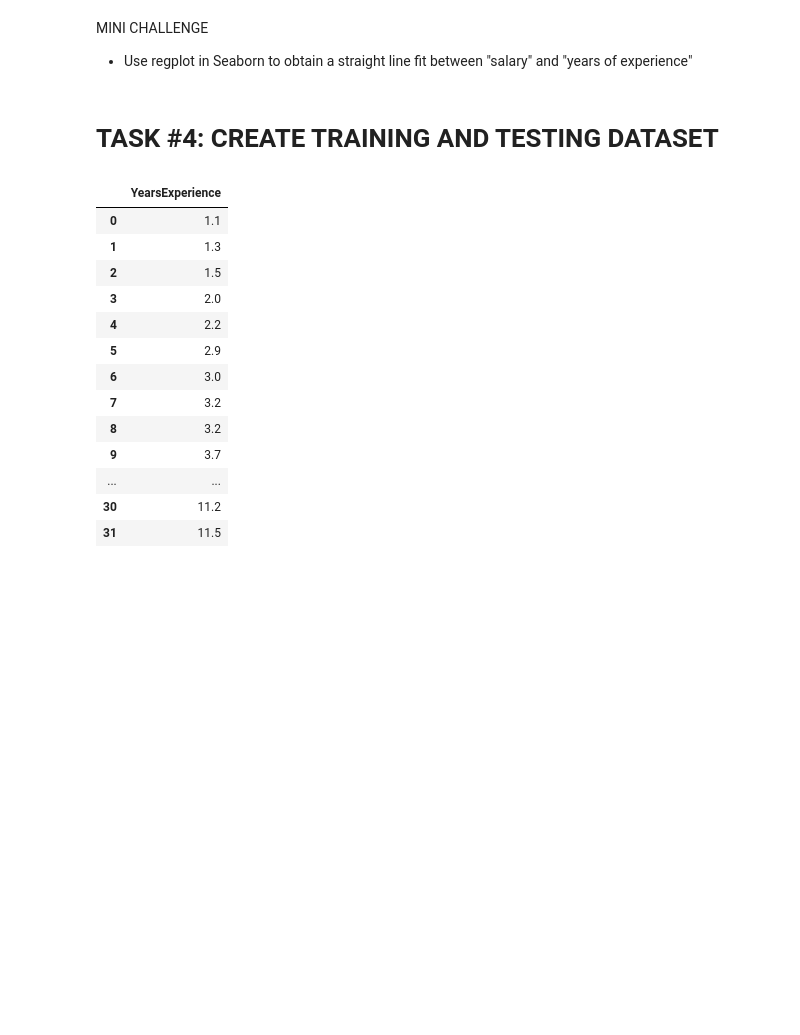
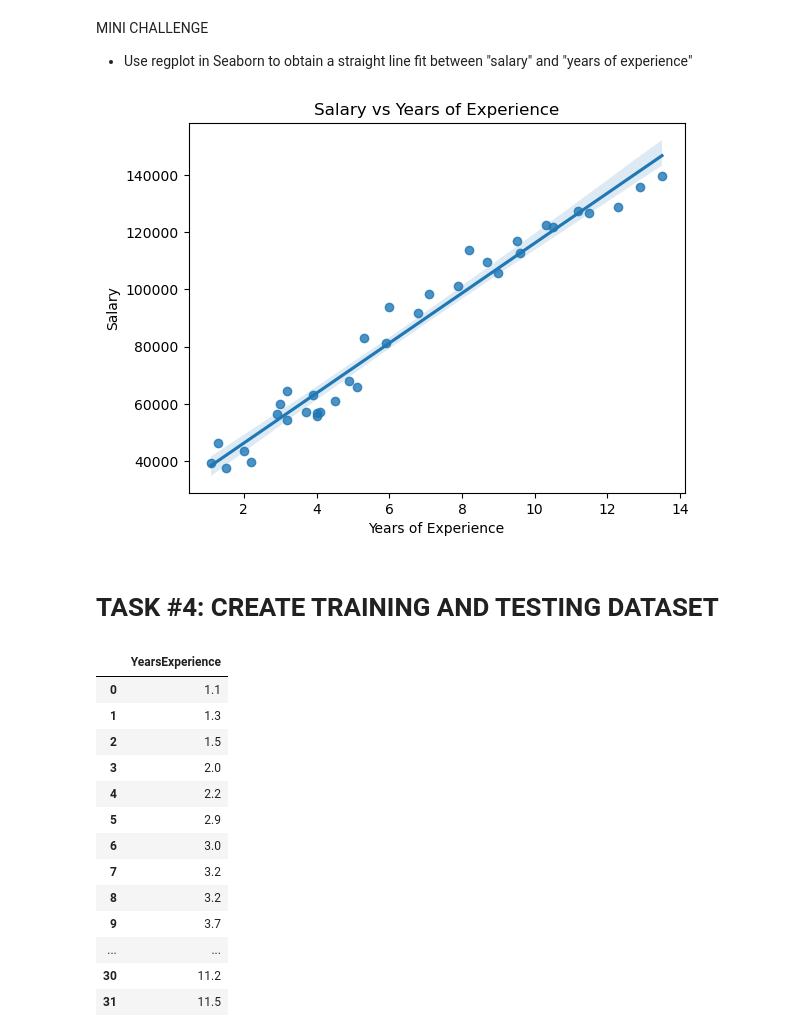
Before and after one commit to gsshri14/AWS-Sagemaker-Wings-of-insight-August-2024, a Jupyter notebook: 1. Employee Salary Prediction/employee_salary_prediction_notebook.ipynb, the cells around one changed output. Drawn from its saved outputs; the diff is of its cells as text; code cells hidden in the pictures; blank space fills up the shorter version.

```diff
--- a/1. Employee Salary Prediction/employee_salary_prediction_notebook.ipynb
+++ b/1. Employee Salary Prediction/employee_salary_prediction_notebook.ipynb
@@ -150,6 +171,18 @@ plt.show()
 # %% [markdown]
 MINI CHALLENGE
 - Use regplot in Seaborn to obtain a straight line fit between "salary" and "years of experience"
+# %%
+sns.regplot(x ='YearsExperience', y ='Salary', data = salary_df)
+
+# Adding labels and title for better understanding
+plt.xlabel('Years of Experience')
+plt.ylabel('Salary')
+plt.title('Salary vs Years of Experience')
+
+# Displaying the plot
+plt.show()
+# %% [output]
+[figure, added]
 # %% [markdown]
 # TASK #4: CREATE TRAINING AND TESTING DATASET
 # %%
```
Also changed, not shown: parts of 13 cells of this notebook.
